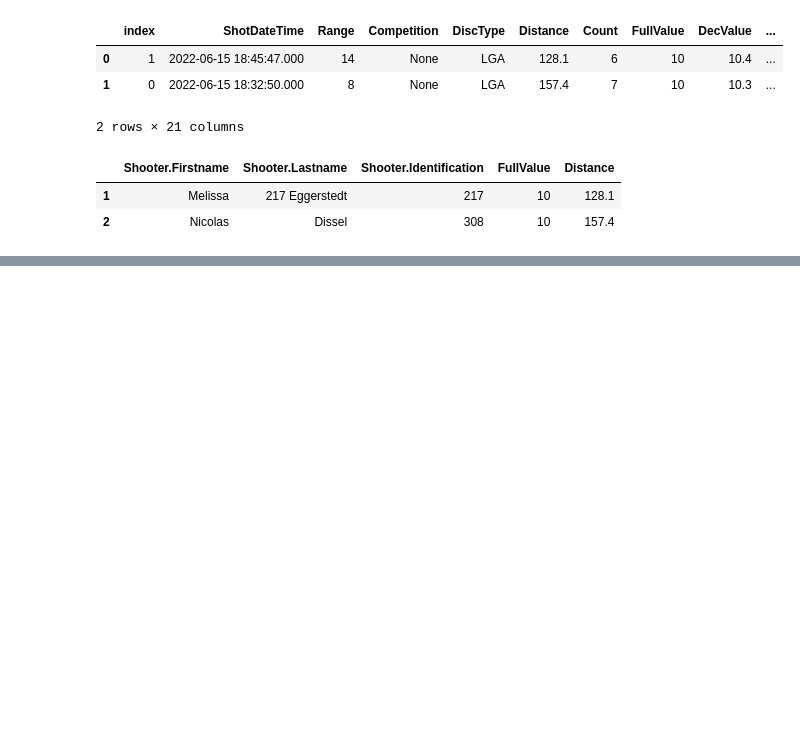
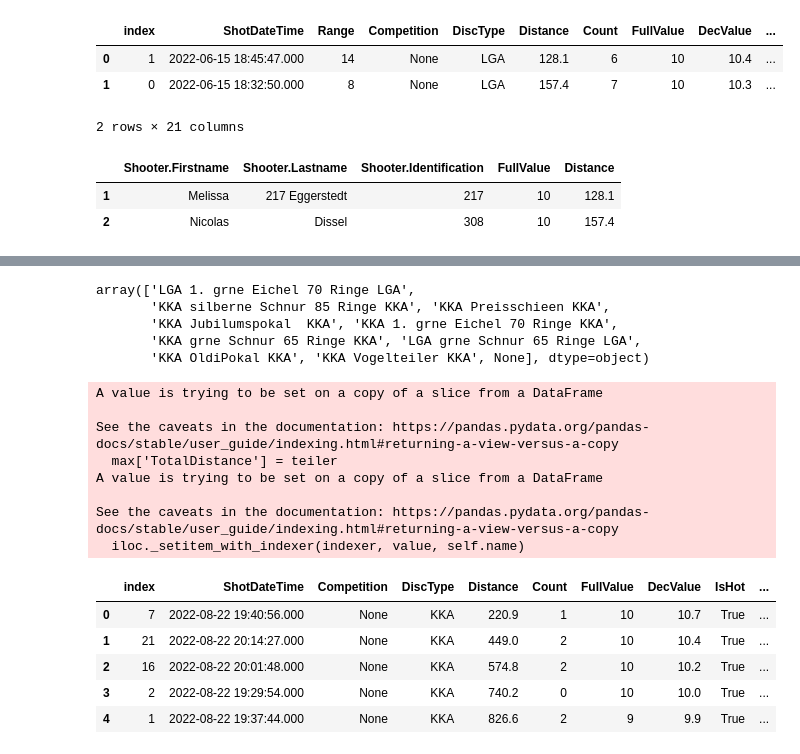
Before and after one commit to tispar/Pokalschiessen, a Jupyter notebook: backend.ipynb, the cells around one changed output, grey strips where cells are left out. Cells and saved outputs as stored; diff of their text form; code cells hidden in the pictures; blank space fills up the shorter version.

```diff
--- a/backend.ipynb
+++ b/backend.ipynb
@@ -228,0 +295,27 @@ display
+# %%
+oldies_full['MenuItem.MenuPointName'].unique()
+# %% [output]
+array(['LGA 1. grne Eichel 70 Ringe LGA',
+       'KKA silberne Schnur 85 Ringe KKA', 'KKA Preisschieen KKA',
+       'KKA Jubilumspokal  KKA', 'KKA 1. grne Eichel 70 Ringe KKA',
+       'KKA grne Schnur 65 Ringe KKA', 'LGA grne Schnur 65 Ringe LGA',
+       'KKA OldiPokal KKA', 'KKA Vogelteiler KKA', None], dtype=object)
+# %%
+best, oldies, u65 = bf.oldiepokal(oldies_full)
+
+best.head()
+# %% [output]
+A value is trying to be set on a copy of a slice from a DataFrame
+
+See the caveats in the documentation: https://pandas.pydata.org/pandas-docs/stable/user_guide/indexing.html#returning-a-view-versus-a-copy
+  max['TotalDistance'] = teiler
+A value is trying to be set on a copy of a slice from a DataFrame
+
+See the caveats in the documentation: https://pandas.pydata.org/pandas-docs/stable/user_guide/indexing.html#returning-a-view-versus-a-copy
+  iloc._setitem_with_indexer(indexer, value, self.name)
+|  | index | ShotDateTime | Competition | DiscType | Distance | Count | FullValue | DecValue | IsHot | ... |
+| 0 | 7 | 2022-08-22 19:40:56.000 | None | KKA | 220.9 | 1 | 10 | 10.7 | True | ... |
+| 1 | 21 | 2022-08-22 20:14:27.000 | None | KKA | 449.0 | 2 | 10 | 10.4 | True | ... |
+| 2 | 16 | 2022-08-22 20:01:48.000 | None | KKA | 574.8 | 2 | 10 | 10.2 | True | ... |
+| 3 | 2 | 2022-08-22 19:29:54.000 | None | KKA | 740.2 | 0 | 10 | 10.0 | True | ... |
+| 4 | 1 | 2022-08-22 19:37:44.000 | None | KKA | 826.6 | 2 | 9 | 9.9 | True | ... |
```
Also changed, not shown: parts of 11 cells of this notebook, 4 other files.
